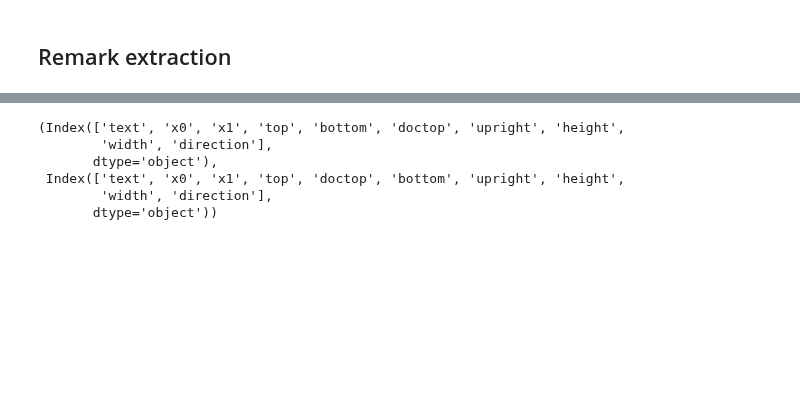
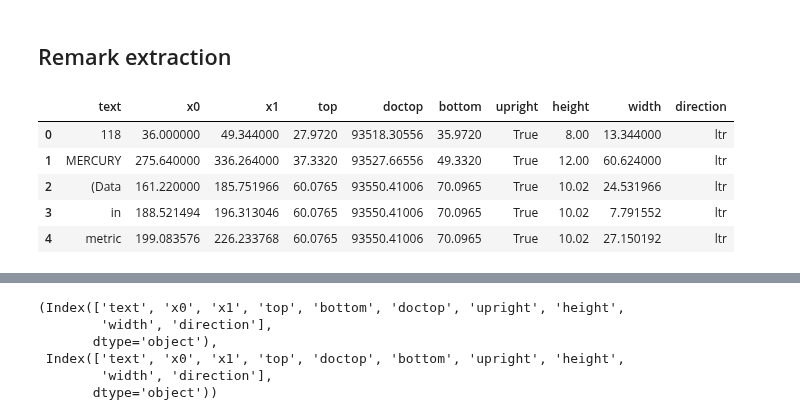
Before and after one commit to Yassmine2020/MaterialRisksSimulation, a Jupyter notebook: test_usgs/main.ipynb, the cells around one changed output, grey strips where cells are left out. Saved outputs shown, nothing was run; the diff lists cells and outputs as text; code cells hidden in the pictures; blank space fills up the shorter version.

```diff
--- a/test_usgs/main.ipynb
+++ b/test_usgs/main.ipynb
@@ -752,2 +767,13 @@ scraping_base['Abrasives']['material_title']
 # %% [markdown]
 ## Remark extraction
+# %%
+data['pages_content'][0][data['pages_content'][0]['bottom'] <750]
+
+# data['pages_content'][0].max()
+# %% [output]
+|  | text | x0 | x1 | top | doctop | bottom | upright | height | width | direction |
+| 0 | 118 | 36.000000 | 49.344000 | 27.9720 | 93518.30556 | 35.9720 | True | 8.00 | 13.344000 | ltr |
+| 1 | MERCURY | 275.640000 | 336.264000 | 37.3320 | 93527.66556 | 49.3320 | True | 12.00 | 60.624000 | ltr |
+| 2 | (Data | 161.220000 | 185.751966 | 60.0765 | 93550.41006 | 70.0965 | True | 10.02 | 24.531966 | ltr |
+| 3 | in | 188.521494 | 196.313046 | 60.0765 | 93550.41006 | 70.0965 | True | 10.02 | 7.791552 | ltr |
+| 4 | metric | 199.083576 | 226.233768 | 60.0765 | 93550.41006 | 70.0965 | True | 10.02 | 27.150192 | ltr |
```
Also changed, not shown: parts of 14 cells of this notebook, 11 other files.
